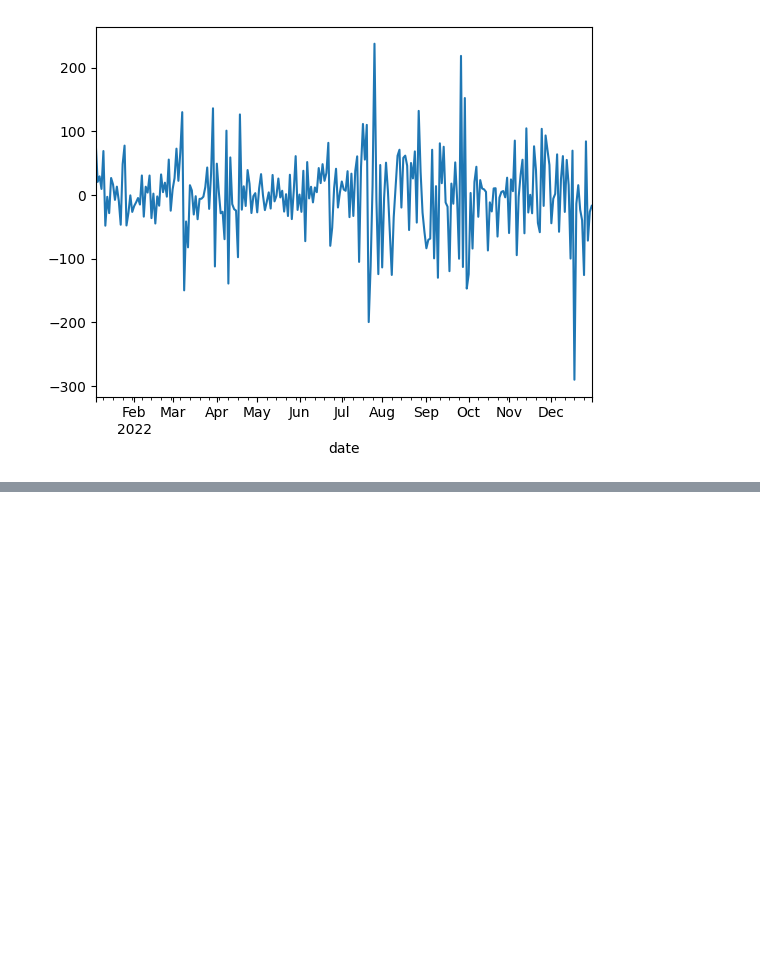
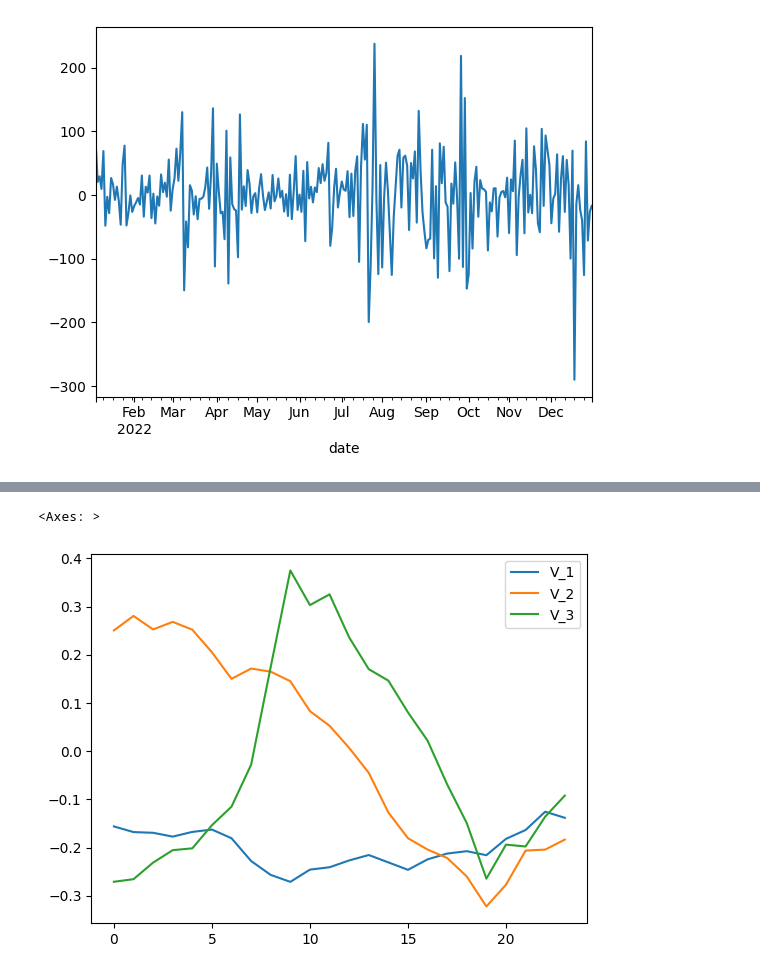
Before and after one commit to Hbrvk/Svd_energy_price, a Jupyter notebook: code/playground.ipynb, the cells around one changed output, grey strips where cells are left out. Drawn from its saved outputs; the diff is of its cells as text; code cells hidden in the pictures; blank space fills up the shorter version.

```diff
--- a/playground.ipynb
+++ b/code/playground.ipynb
@@ -90,0 +93,7 @@ Vt.iloc[:3,:].T.plot()
+# %%
+Vt = pd.DataFrame(Vt)
+Vt.index = [f"V_{i}" for i in range(1,25)]
+Vt.iloc[:3,:].T.plot()
+# %% [output]
+<Axes: >
+[figure, added]
```
Also changed, not shown: parts of 12 cells of this notebook, 7 other files.
